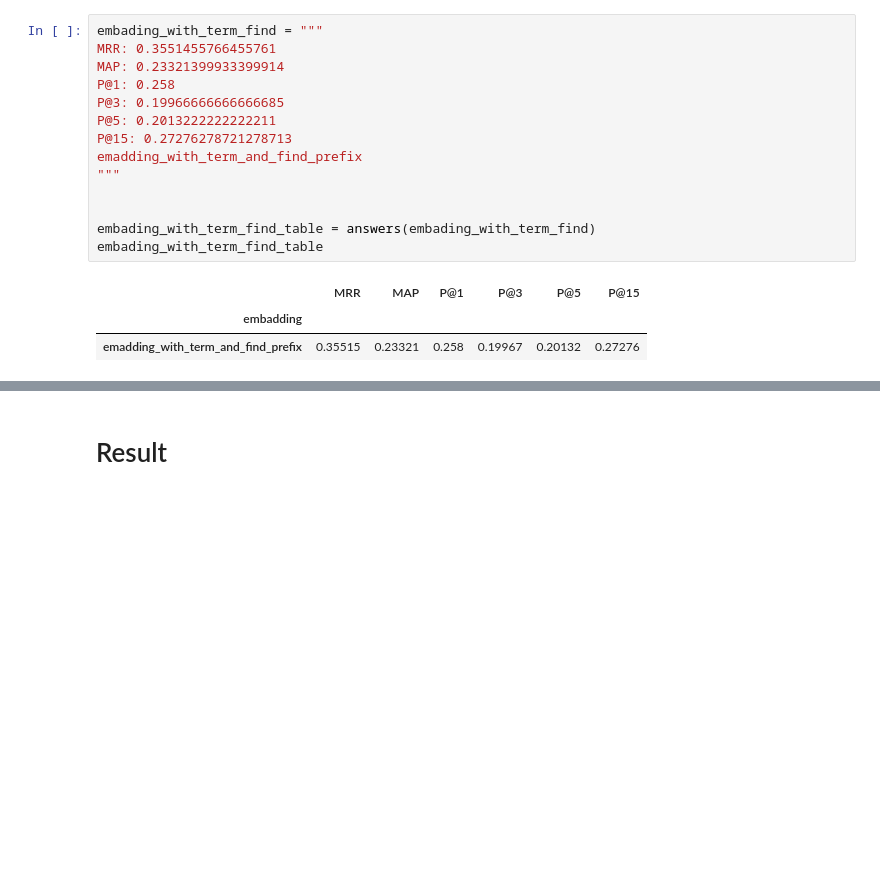
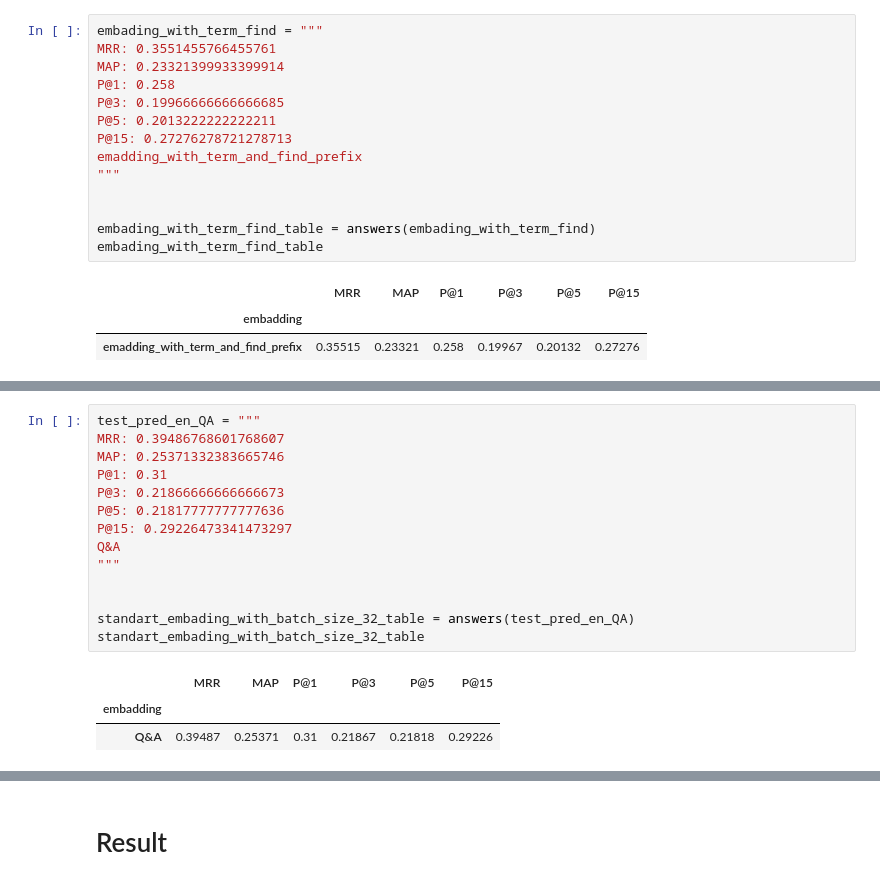
Before and after one commit to JuliaKudryavtseva/nlp, a Jupyter notebook: different_emabdding.ipynb, the cells around one changed output, grey strips where cells are left out. Drawn from its saved outputs; the diff is of its cells as text; blank space fills up the shorter version.

```diff
--- a/different_emabdding.ipynb
+++ b/different_emabdding.ipynb
@@ -915,0 +1078,18 @@ embading_with_term_find_table
+# %%
+test_pred_en_QA = """
+MRR: 0.39486768601768607
+MAP: 0.25371332383665746
+P@1: 0.31
+P@3: 0.21866666666666673
+P@5: 0.21817777777777636
+P@15: 0.29226473341473297
+Q&A
+"""
+
+
+standart_embading_with_batch_size_32_table = answers(test_pred_en_QA)
+standart_embading_with_batch_size_32_table
+# %% [output]
+|  | MRR | MAP | P@1 | P@3 | P@5 | P@15 |
+| embadding |  |  |  |  |  |  |
+| Q&A | 0.39487 | 0.25371 | 0.31 | 0.21867 | 0.21818 | 0.29226 |
```
Also changed, not shown: parts of 28 cells of this notebook, 6 other files.
